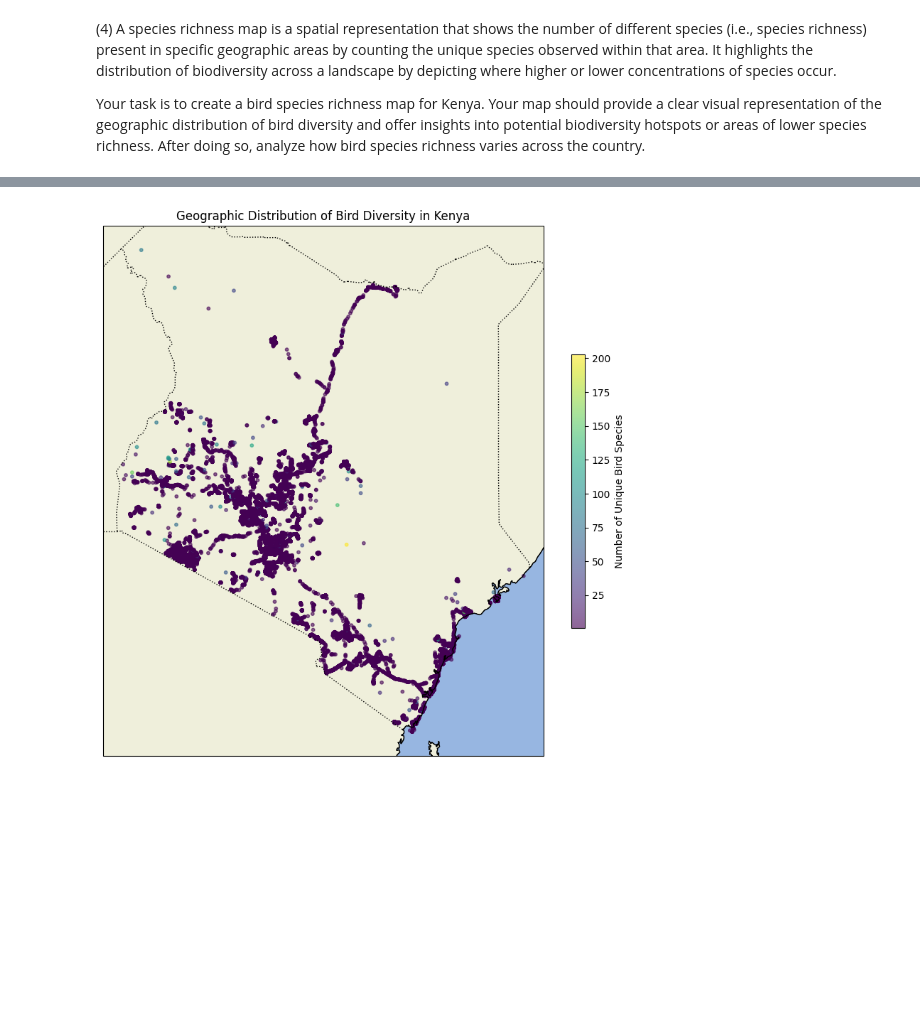
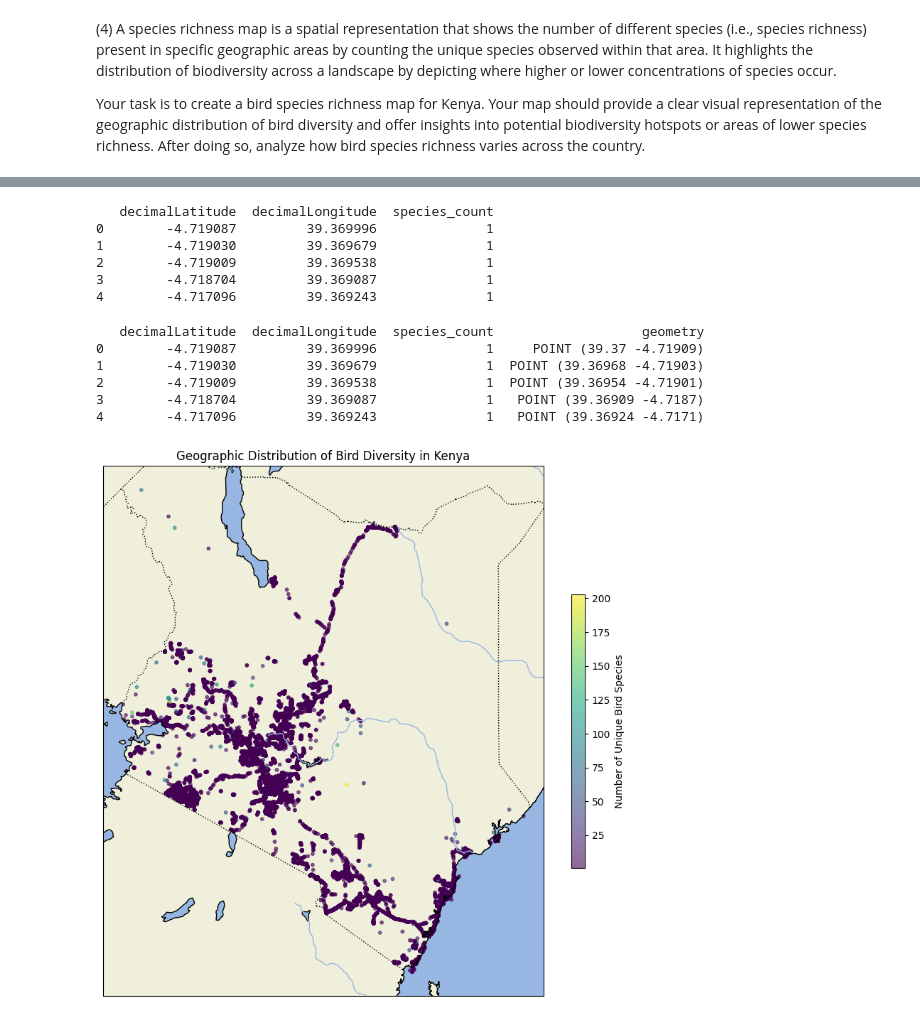
Before and after one commit to mina-naseh/geospatial-data-analysis, a Jupyter notebook: Questions_4.ipynb, the cells around one changed output, grey strips where cells are left out. Cells and saved outputs as stored; diff of their text form; code cells hidden in the pictures; blank space fills up the shorter version.

```diff
--- a/Questions_4.ipynb
+++ b/Questions_4.ipynb
@@ -68,0 +119,9 @@ Note: you may need to restart the kernel to use updated packages.
+# %%
+print(species_richness.head())
+# %% [output]
+   decimalLatitude  decimalLongitude  species_count
+0        -4.719087         39.369996              1
+1        -4.719030         39.369679              1
+2        -4.719009         39.369538              1
+3        -4.718704         39.369087              1
+4        -4.717096         39.369243              1
@@ -69,37 +135,47 @@ Note: you may need to restart the kernel to use updated packages.
+# %%
+print(gdf_richness.head())
+# %% [output]
+   decimalLatitude  decimalLongitude  species_count                   geometry
+0        -4.719087         39.369996              1     POINT (39.37 -4.71909)
+1        -4.719030         39.369679              1  POINT (39.36968 -4.71903)
+2        -4.719009         39.369538              1  POINT (39.36954 -4.71901)
+3        -4.718704         39.369087              1   POINT (39.36909 -4.7187)
+4        -4.717096         39.369243              1   POINT (39.36924 -4.7171)
 # %%
-import matplotlib.pyplot as plt
-import cartopy.crs as ccrs
-import cartopy.feature as cfeature
-
 # Create a plot
 fig, ax = plt.subplots(figsize=(10, 10), subplot_kw={'projection': ccrs.PlateCarree()})
 
 # Add features
 ax.add_feature(cfeature.BORDERS, linestyle=':')
 ax.add_feature(cfeature.COASTLINE)
 ax.add_feature(cfeature.LAND, edgecolor='black')
 ax.add_feature(cfeature.OCEAN)
+ax.add_feature(cfeature.LAKES, edgecolor='black')
+ax.add_feature(cfeature.RIVERS)
 
-# Plot species richness
+
+# Plot species richness data as points with color intensity based on richness
 scatter = ax.scatter(
     gdf_richness['decimalLongitude'],
     gdf_richness['decimalLatitude'],
     c=gdf_richness['species_count'],
     cmap='viridis',
     s=10,
     transform=ccrs.PlateCarree(),
     alpha=0.6
 )
 
-# Add colorbar
+
+# Add a colorbar to indicate species richness levels
 cbar = plt.colorbar(scatter, ax=ax, orientation='vertical', shrink=0.5, pad=0.05)
 cbar.set_label('Number of Unique Bird Species')
 
-# Set title and labels
+# Set title and axis labels
 ax.set_title('Geographic Distribution of Bird Diversity in Kenya')
 ax.set_xlabel('Longitude')
 ax.set_ylabel('Latitude')
 
+# Show the plot
 plt.show()
 # %% [output]
-[figure, old version]
+[figure, new version]
```
Also changed, not shown: parts of 12 cells of this notebook.
